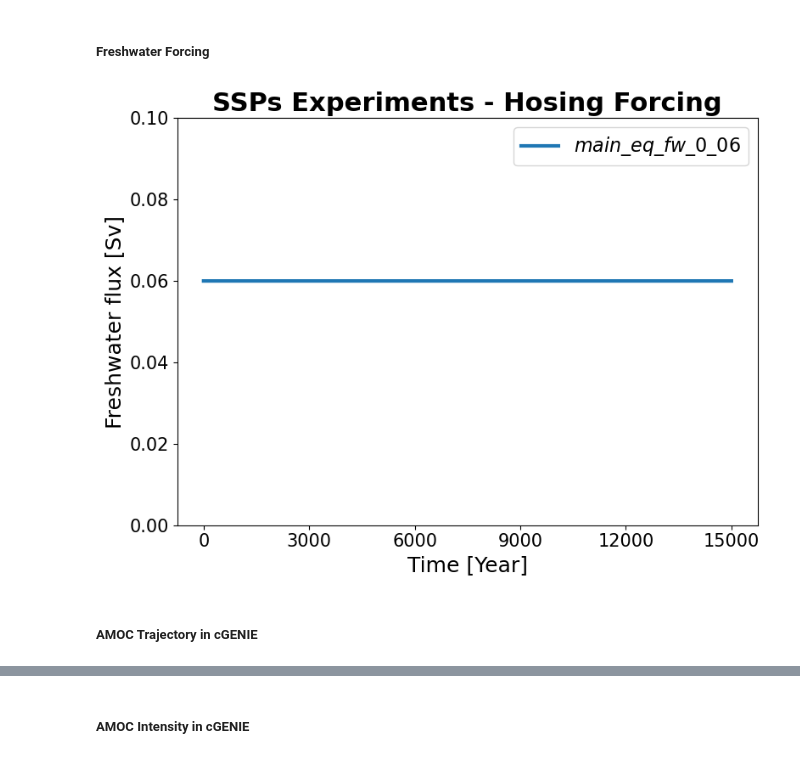
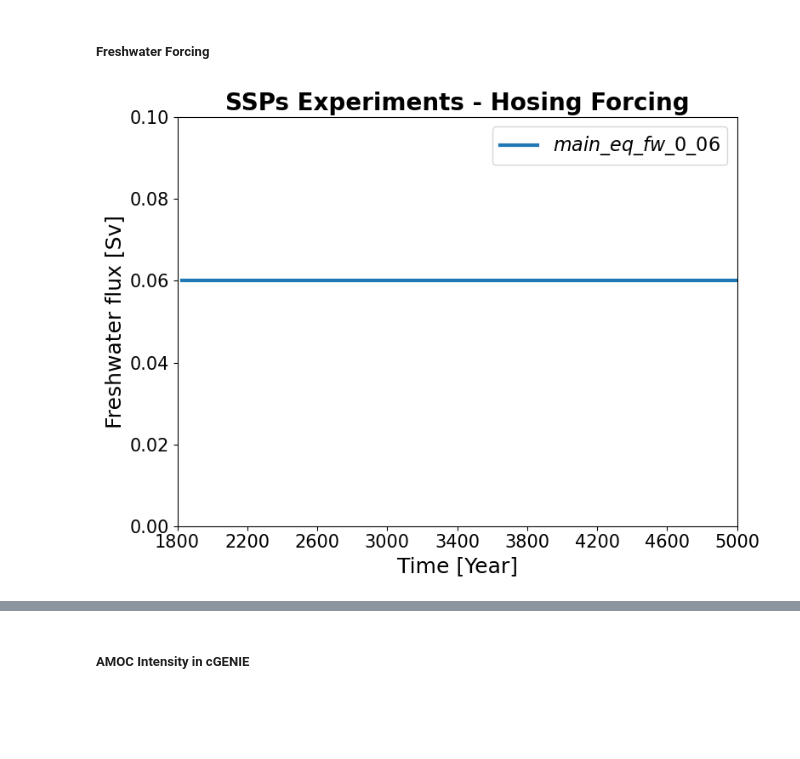
Before and after one commit to VUB-HYDR/2025_Laridon_etal_ORE, a Jupyter notebook: ATCM.ipynb, the cells around one changed output, grey strips where cells are left out. Saved outputs shown, nothing was run; the diff lists cells and outputs as text; code cells hidden in the pictures; blank space fills up the shorter version.

```diff
--- a/ATCM.ipynb
+++ b/ATCM.ipynb
@@ -1874,30 +2016,39 @@ plt.show()
 ##### Freshwater Forcing
 # %%
 ### Construction of the Hosing Profile ###
-t_0 = 0
-t_f = 15000
-hosing = 0.06
 
-time = np.arange(t_0,t_f,1)
+# Get time in years (from model time)
+time_in_years = atm_CO2_ssp2_45_fw_0_00["time"].values + 1800
 
-freshwater_flux_hosing = interpolate.interp1d([t_0,t_f],[hosing,hosing],bounds_error= False, fill_value=0)
-freshwater_flux = freshwater_flux_hosing(time)
+# Define the time array you're using for interpolation (you probably already have it defined)
+time = time_in_years  # or whatever your plotting 'time' array is
+
+# Define piecewise constant hosing: 0 from 1750 to 1950, then 0.06 afterwards
+hosing_years = [time_in_years[0], time_in_years[-1]]
+hosing_values = [0.06,0.06]
+
+# Interpolate with a 'previous' method to create a step function
+freshwater_flux_hosing_ssp = interpolate.interp1d(
+    hosing_years, hosing_values, kind='previous', bounds_error=False, fill_value=(0.06)
+)
+
+# Evaluate on your time array
+freshwater_flux = freshwater_flux_hosing_ssp(time)
 
 ### Plotting ###
 
 plt.figure(figsize=(8,6))
-plt.plot(time,freshwater_flux, label=r"$main\_eq\_fw\_0\_06$",lw=3)
-plt.title("SSPs Experiments - Hosing Forcing",fontsize=22,fontweight='bold')
-plt.xlabel("Time [Year]",fontsize=18)
-plt.ylabel("Freshwater flux [Sv]",fontsize=18)
-plt.ylim(0,0.1)
+plt.plot(time, freshwater_flux, label=r"$main\_eq\_fw\_0\_06$", lw=3)
+plt.title("SSPs Experiments - Hosing Forcing", fontsize=20, fontweight='bold')
+plt.xlabel("Time [Year]", fontsize=18)
+plt.ylabel("Freshwater flux [Sv]", fontsize=18)
+plt.xlim(1800,5000)
+plt.xticks(np.arange(1800, 5400, 400), fontsize=14)
+plt.ylim(0, 0.1)
 plt.legend(fontsize=16)
-plt.tick_params(axis='both',labelsize=15)
+plt.tick_params(axis='both', labelsize=15)
 plt.tight_layout()
-plt.xticks(np.arange(0,15001, step=3000))
-plt.savefig(figures_path+'main_eq_fw_0_06_hosing_forcing',dpi=400)
+plt.savefig(figures_path + 'ssp_hosing_forcing', dpi=400)
 plt.show()
 # %% [output]
-[figure, old version]
+[figure, new version]
-# %% [markdown]
-##### AMOC Trajectory in cGENIE
```
Also changed, not shown: parts of 38 cells of this notebook.
